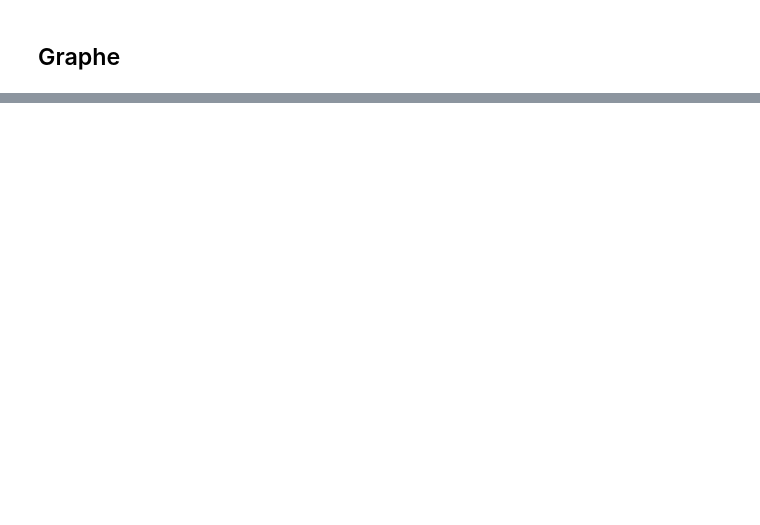
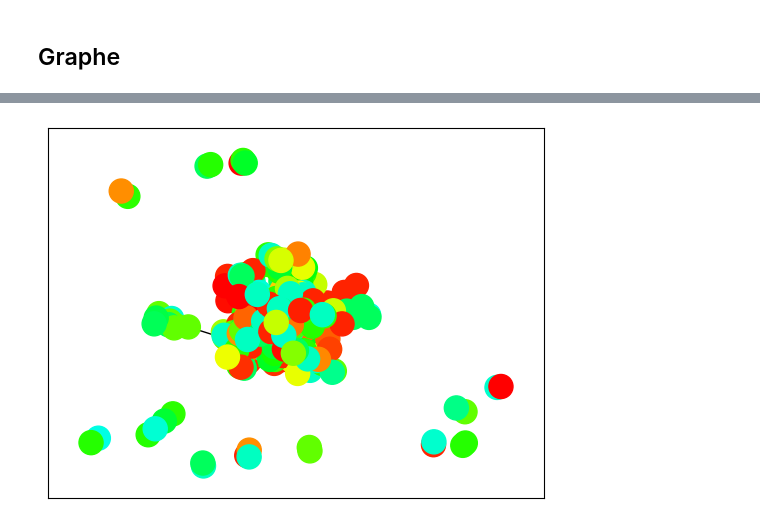
Before and after one commit to valentincuzin/StackOverflow_analyse, a Jupyter notebook: WordEmbedding.ipynb, the cells around one changed output, grey strips where cells are left out. Cells and saved outputs as stored; diff of their text form; code cells hidden in the pictures; blank space fills up the shorter version.

```diff
--- a/WordEmbedding.ipynb
+++ b/WordEmbedding.ipynb
@@ -327,0 +444,15 @@ write_graphml(G_clean1, './data/word2vec_graph.graphml')
+# %%
+G = read_graphml('./data/word2vec_graph.graphml')
+cmap = get_cmap('hsv')
+tags = set()
+c_tag = {}
+for at in attr:
+	tags.add(at['Tag'])
+for i, tag in enumerate(tags):
+	c_tag[tag] = cmap(i)
+color = []
+for node in G_clean1.nodes:
+	color.append(c_tag[G.nodes[node]["tag"]])
+draw_networkx(G_clean1, with_labels=False, node_color=color)
+# %% [output]
+[figure, added]
```
Also changed, not shown: parts of 15 cells of this notebook, 2 other files.
